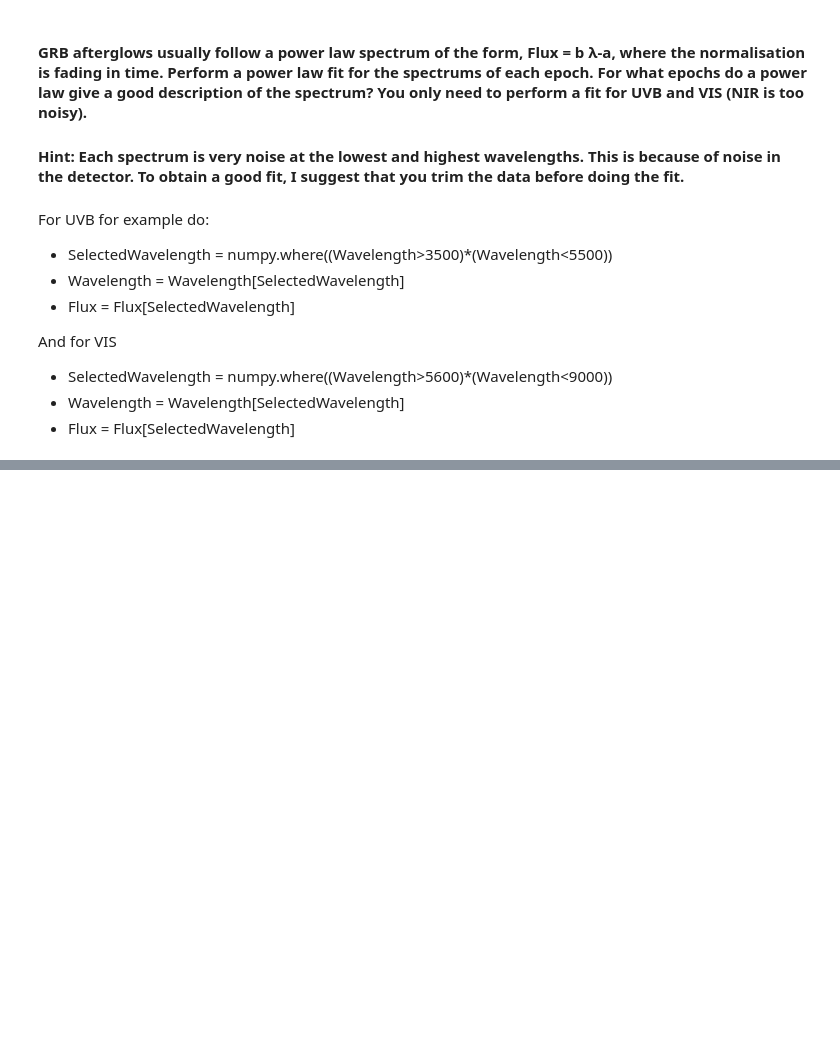
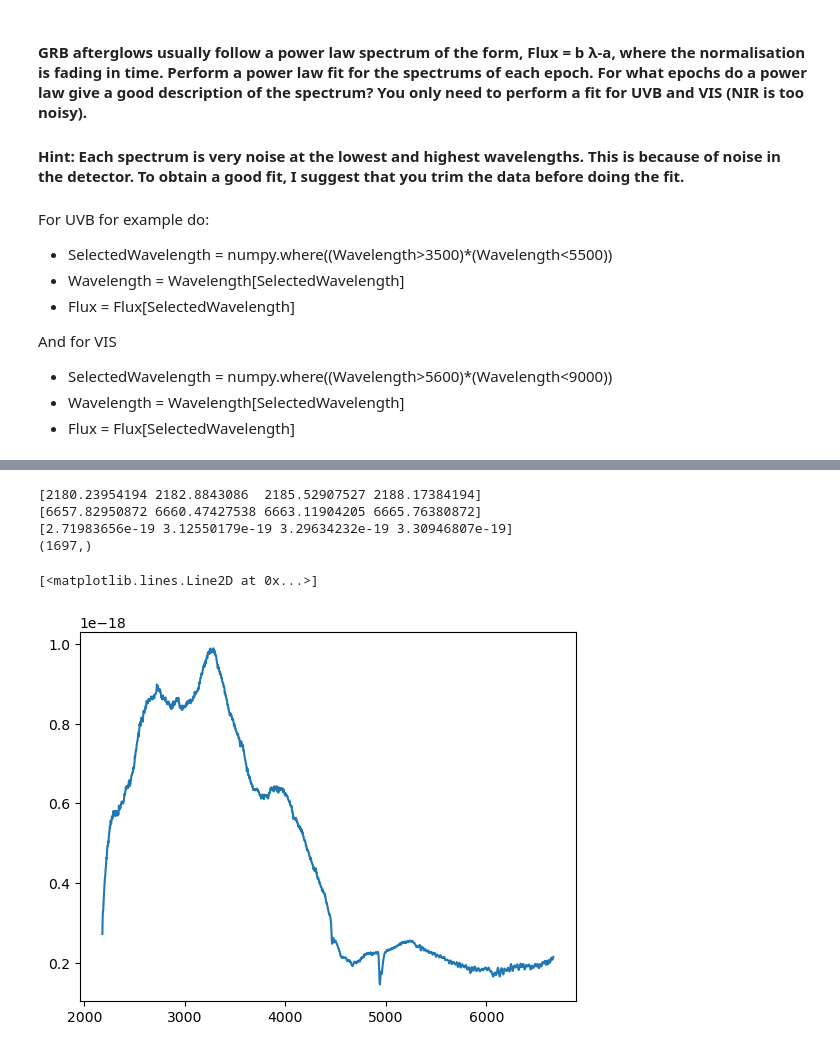
Before and after one commit to AstroSeha/SS2024, a Jupyter notebook: Computational Astrophysics: Advanced Programming/exB_GRB_SN.ipynb, the cells around one changed output, grey strips where cells are left out. Cells and saved outputs as stored; diff of their text form; code cells hidden in the pictures; blank space fills up the shorter version.

```diff
--- a/Computational Astrophysics: Advanced Programming/exB_GRB_SN.ipynb
+++ b/Computational Astrophysics: Advanced Programming/exB_GRB_SN.ipynb
@@ -389,0 +436,7 @@ plt.tight_layout()
+# %%
+sn_file = np.loadtxt('/Users/sehalee/Downloads/sn98bw_040598.dat', unpack=True)
+sn_file = np.array(sn_file)
+print(sn_file.shape)
+print(sn_file[0][:4])
+print(sn_file[0][-4:])
+print(sn_file[1][:4])
@@ -389,0 +452,30 @@ plt.tight_layout()
+# %%
+# redshift
+from astropy.cosmology import FlatLambdaCDM
+
+cosmo = FlatLambdaCDM(H0=70 * u.km / u.s / u.Mpc, Tcmb0=2.725 * u.K, Om0=0.3)
+
+z_sn = 0.0085
+D_sn = cosmo.luminosity_distance(z_sn)
+z_grb = 0.55185
+D_grb = cosmo.luminosity_distance(z_grb)
+
+factor = (1 + z_sn) / (1 + z_grb) * (D_sn / D_grb)**2
+sn_data = sn_file[1] * factor
+
+sn_wavelength = sn_file[0] * (1 + z_sn)/ (1 + z_grb)
+
+print(sn_wavelength[:4])
+print(sn_wavelength[-4:])
+print(sn_data[:4])
+print(sn_data.shape)
+# %% [output]
+[2180.23954194 2182.8843086  2185.52907527 2188.17384194]
+[6657.82950872 6660.47427538 6663.11904205 6665.76380872]
+[2.71983656e-19 3.12550179e-19 3.29634232e-19 3.30946807e-19]
+(1697,)
+# %%
+plt.plot(sn_wavelength, sn_data)
+# %% [output]
+[<matplotlib.lines.Line2D at 0x...>]
+[figure, added]
```
Also changed, not shown: parts of 15 cells of this notebook.
